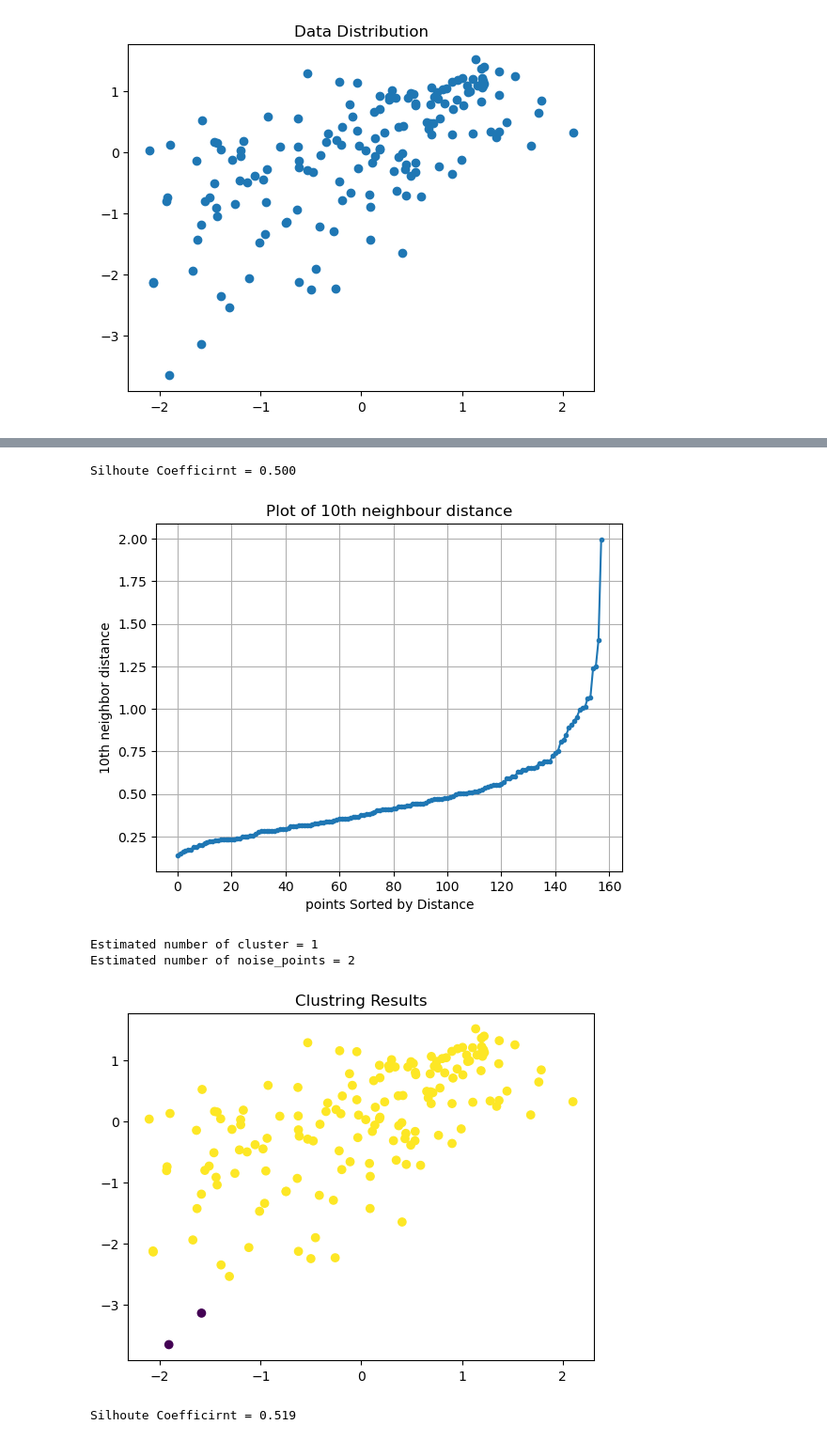
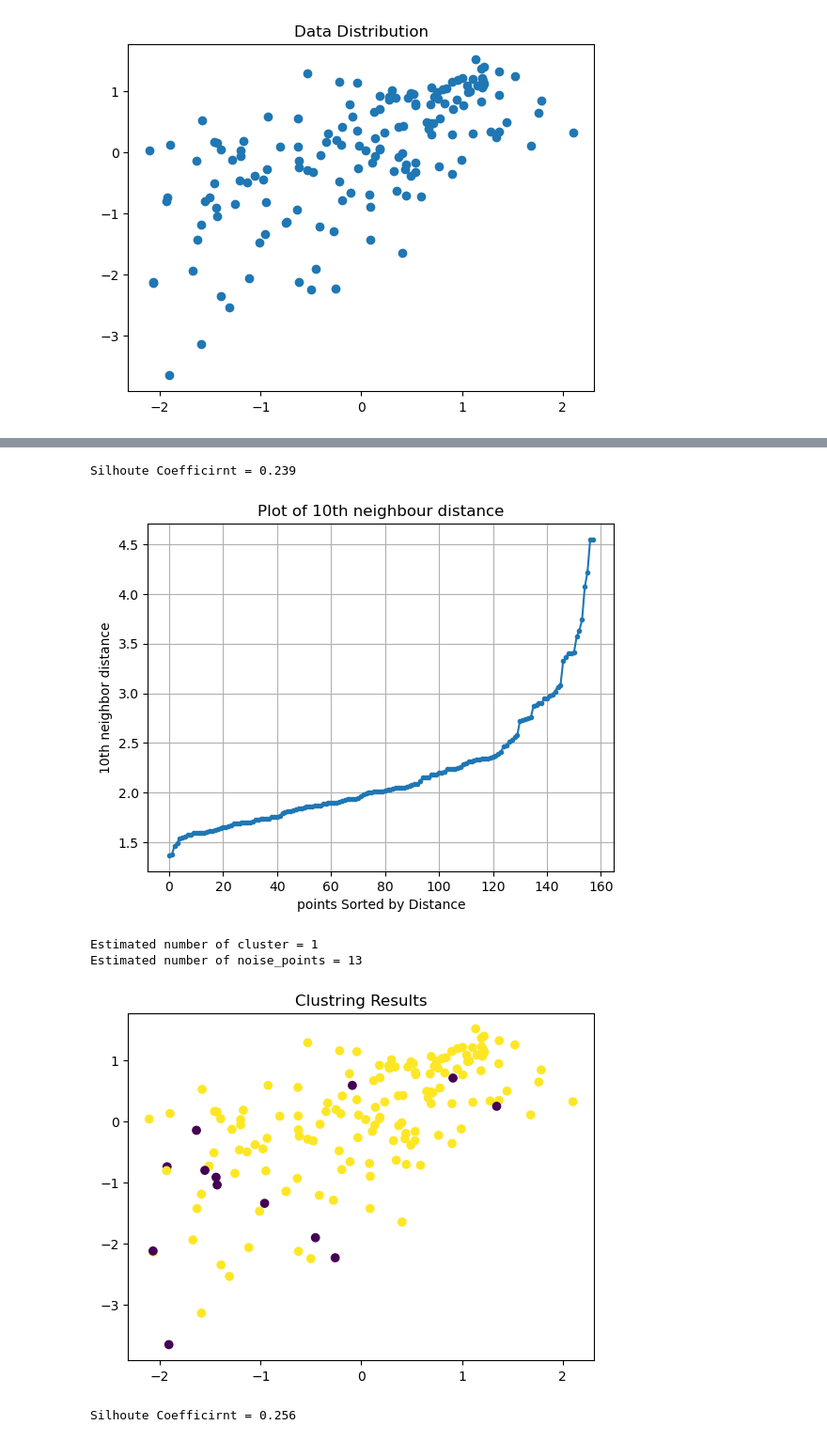
Before and after one commit to codeXpawan/college-lab, a Jupyter notebook: Data Mining/Task4.ipynb, the cells around one changed output, grey strips where cells are left out. Shown: that part at 94% size. Cells and saved outputs as stored; diff of their text form; code cells hidden in the pictures.

```diff
--- a/Data Mining/Task4.ipynb
+++ b/Data Mining/Task4.ipynb
@@ -52,7 +52,7 @@ array(['Western Europe', 'North America', 'Australia and New Zealand',
        'Southeastern Asia', 'Central and Eastern Europe', 'Eastern Asia',
        'Sub-Saharan Africa', 'Southern Asia'], dtype=object)
 # %%
-X = df[['Economy (GDP per Capita)', 'Family']]
+X = df[['Economy (GDP per Capita)', 'Family', 'Happiness Score', 'Standard Error', 'Health (Life Expectancy)', 'Freedom', 'Trust (Government Corruption)', 'Generosity', 'Dystopia Residual']]
 # %%
 import seaborn as sns
 # Correlation Heatmap
@@ -135,7 +135,7 @@ plt.show()
 sscore = metrics.silhouette_score(dataset1,labels)
 print(f"Silhoute Coefficirnt = {sscore:.3f}")
 # %% [output]
-Silhoute Coefficirnt = 0.500
+Silhoute Coefficirnt = 0.239
 # %%
 from sklearn.neighbors import NearestNeighbors
 # %%
@@ -154,27 +154,27 @@ plt.ylabel(f"{k}th neighbor distance")
 plt.title(f"Plot of {k}th neighbour distance")
 plt.grid(True)
 # %% [output]
-[figure, old version]
+[figure, new version]
 # %%
-dbscan1 = DBSCAN(eps=0.85,min_samples=10)
+dbscan1 = DBSCAN(eps=2.5,min_samples=10)
 dbscan1.fit(dataset1)
 
 labels = dbscan1.labels_
 
 n_clusters_ = len(set(labels))-(1 if -1 in labels else 0)
 n_noise_ = list(labels).count(-1)
 # alternate_n = len(set(labels))-n_noise_
 
 print(f"Estimated number of cluster = {n_clusters_}")
 print(f"Estimated number of noise_points = {n_noise_}")
 # print(alternate_n)
 plt.scatter(dataset1[:,0],dataset1[:,1],c=labels,cmap='viridis',marker='o')
 plt.title("Clustring Results")
 plt.show()
 sscore = metrics.silhouette_score(dataset1,labels)
 print(f"Silhoute Coefficirnt = {sscore:.3f}")
 # %% [output]
 Estimated number of cluster = 1
-Estimated number of noise_points = 2
+Estimated number of noise_points = 13
-[figure, old version]
+[figure, new version]
-Silhoute Coefficirnt = 0.519
+Silhoute Coefficirnt = 0.256
```
Also changed, not shown: parts of 5 cells of this notebook.
